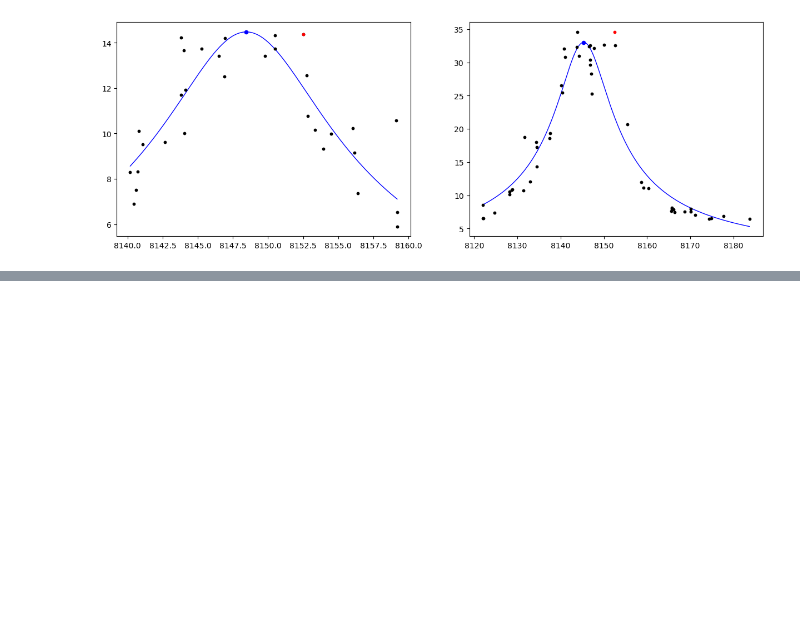
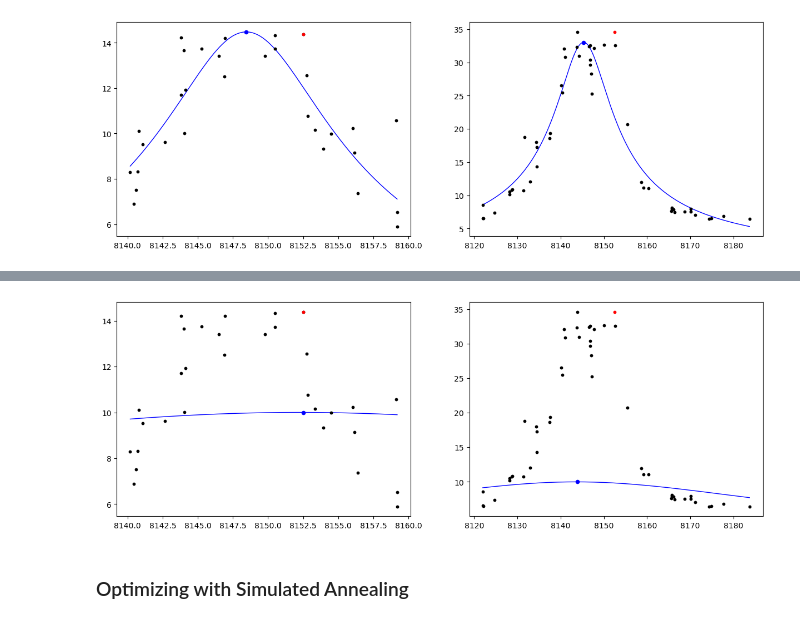
Before and after one commit to vb-ee/one-mass-oscillator-optimization, a Jupyter notebook: optimization.ipynb, the cells around one changed output, grey strips where cells are left out. Cells and saved outputs as stored; diff of their text form; code cells hidden in the pictures; blank space fills up the shorter version.

```diff
--- a/optimization.ipynb
+++ b/optimization.ipynb
@@ -174,0 +376,10 @@ plot_results(
+# %%
+options = {
+    "maxiter": 100000,
+    "xtol": 1e-9,
+}
+
+df1_result = minimize(objective_function, df1_initial_values, args=(df1_J, df1_N), method='Newton-CG', jac=gradient, hess=hessian, options=options)
+df2_result = minimize(objective_function, df2_initial_values, args=(df2_J, df2_N), method='Newton-CG', jac=gradient, hess=hessian, options=options)
+print(df1_result)
+print(df2_result)
@@ -174,0 +407,30 @@ plot_results(
+# %%
+df1_resonant_frequency = df1_result.x[0]
+# df1_D = df1_result.x[1]
+# df1_F = df1_result.x[2]
+
+# predict the resonant amplitude with the fitted one mass oscillator.
+df1_one_mass_oscillator = one_mass_oscillator(df1_result.x, df1_J_pred)
+df1_resonant_amplitude = max(df1_one_mass_oscillator)
+
+df2_resonant_frequency = df2_result.x[0]
+# df2_D = df2_result.x[1]
+# df2_F = df2_result.x[2]
+
+# predict the resonant amplitude with the fitted one mass oscillator.
+df2_one_mass_oscillator = one_mass_oscillator(df2_result.x, df2_J_pred)
+df2_resonant_amplitude = max(df2_one_mass_oscillator)
+# %%
+plot_results(
+    [df1,df2],
+    [df1_initial_eig, df1_initial_eig],
+    [df1_max_N, df2_max_N],
+    [df1_J_pred, df2_J_pred],
+    [df1_one_mass_oscillator, df2_one_mass_oscillator],
+    [df1_resonant_frequency, df2_resonant_frequency],
+    [df1_resonant_amplitude, df2_resonant_amplitude]
+)
+# %% [output]
+[figure, added]
+# %% [markdown]
+### Optimizing with Simulated Annealing
```
Also changed, not shown: parts of 25 cells of this notebook.
